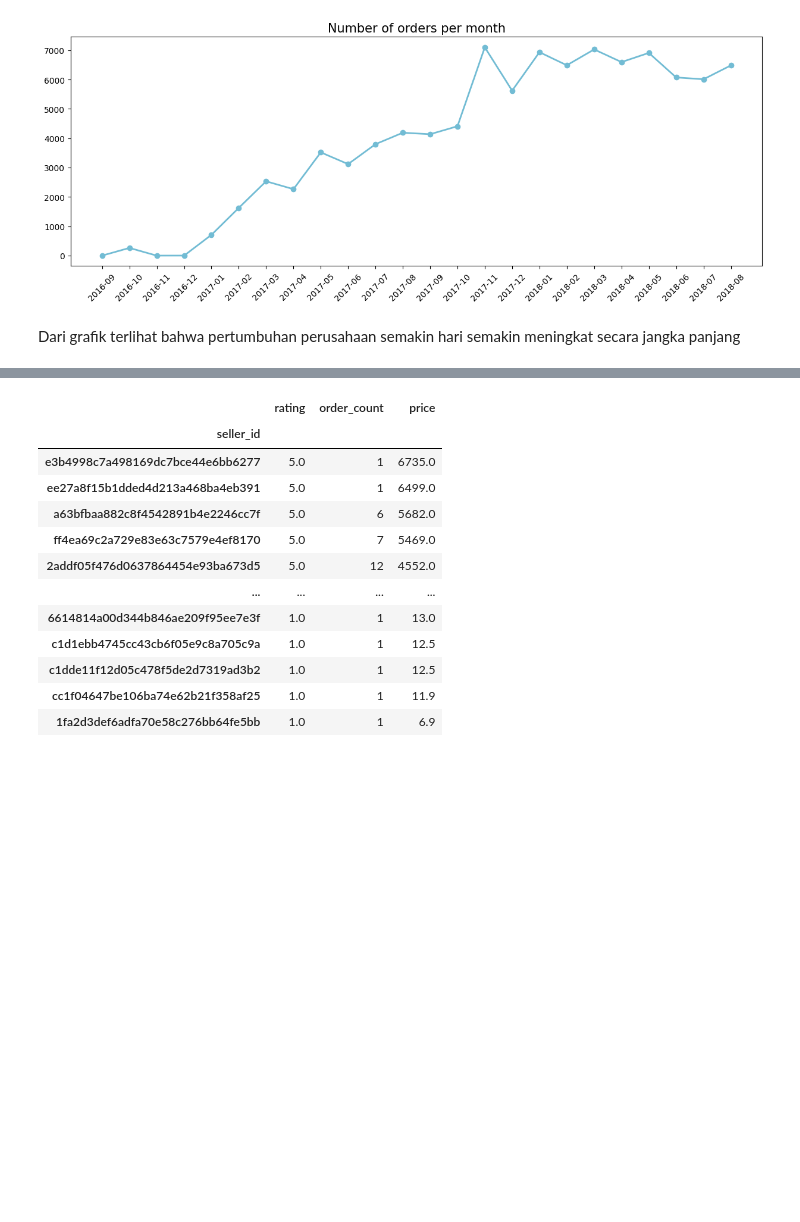
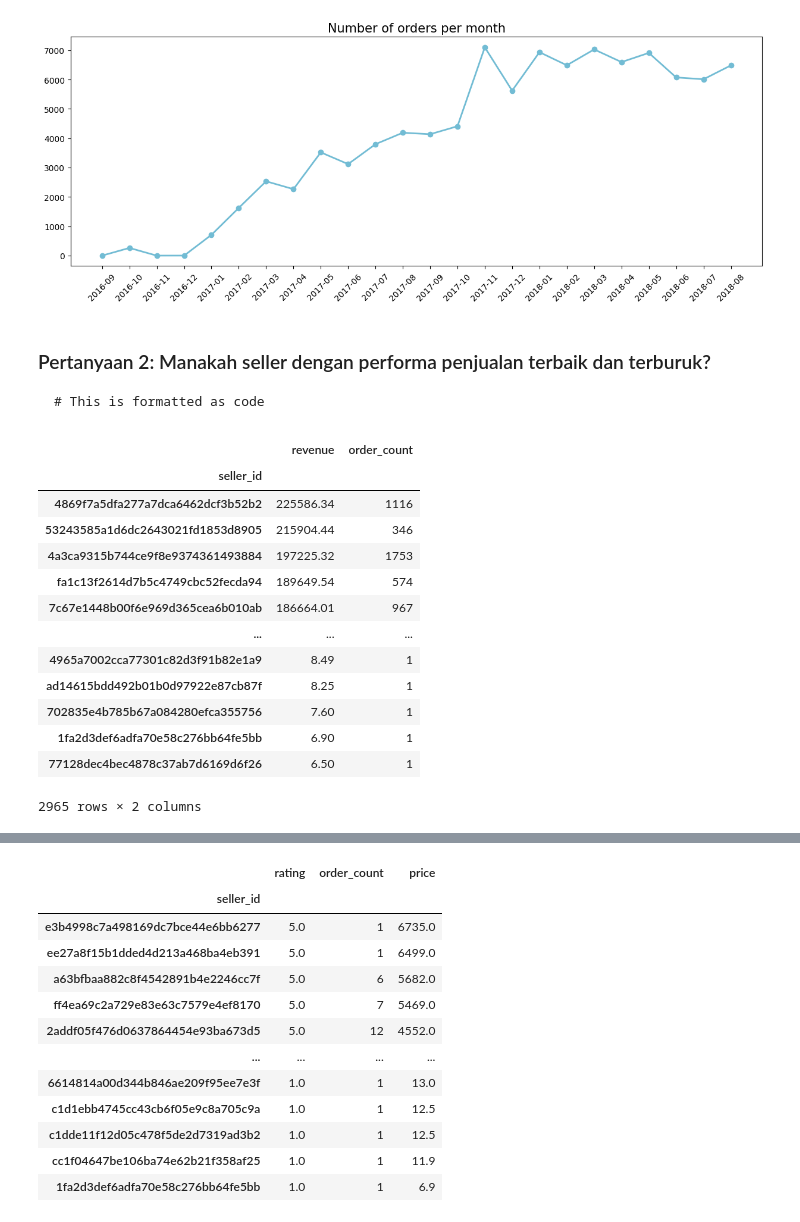
Before and after one commit to labasubagia/dashboard-ecommerce, a Jupyter notebook: notebook.ipynb, the cells around one changed output, grey strips where cells are left out. Saved outputs shown, nothing was run; the diff lists cells and outputs as text; code cells hidden in the pictures; blank space fills up the shorter version.

````diff
--- a/notebook.ipynb
+++ b/notebook.ipynb
@@ -412,5 +324,0 @@ dtype: int64
-# %%
-# clean null
-# comment does not really matter for now,unless need for sentiment in the future
-order_review_df = order_review_df.dropna(axis=1)
-order_review_df.isna().sum()
@@ -793,5 +405,35 @@ plt.yticks(fontsize=10)
 plt.show()
 # %% [output]
 [figure]
-# %% [markdown]
-Dari grafik terlihat bahwa pertumbuhan perusahaan semakin hari semakin meningkat secara jangka panjang
+# %% [markdown]
+### Pertanyaan 2: Manakah seller dengan performa penjualan terbaik dan terburuk?
+
+```
+# This is formatted as code
+```
+# %%
+order_per_seller_df = df.groupby('seller_id').agg({
+    'price': 'sum',
+    'order_id': 'nunique',
+})
+order_per_seller_df = order_per_seller_df.rename(columns={
+    'price': 'revenue',
+    'order_id': 'order_count',
+}).sort_values(by=['revenue', 'order_count'], ascending=False)
+
+order_per_seller_df
+# %% [output]
+|  | revenue | order_count |
+| seller_id |  |  |
+| 4869f7a5dfa277a7dca6462dcf3b52b2 | 225586.34 | 1116 |
+| 53243585a1d6dc2643021fd1853d8905 | 215904.44 | 346 |
+| 4a3ca9315b744ce9f8e9374361493884 | 197225.32 | 1753 |
+| fa1c13f2614d7b5c4749cbc52fecda94 | 189649.54 | 574 |
+| 7c67e1448b00f6e969d365cea6b010ab | 186664.01 | 967 |
+| ... | ... | ... |
+| 4965a7002cca77301c82d3f91b82e1a9 | 8.49 | 1 |
+| ad14615bdd492b01b0d97922e87cb87f | 8.25 | 1 |
+| 702835e4b785b67a084280efca355756 | 7.60 | 1 |
+| 1fa2d3def6adfa70e58c276bb64fe5bb | 6.90 | 1 |
+| 77128dec4bec4878c37ab7d6169d6f26 | 6.50 | 1 |
+2965 rows × 2 columns
````
Also changed, not shown: parts of 108 cells of this notebook.
